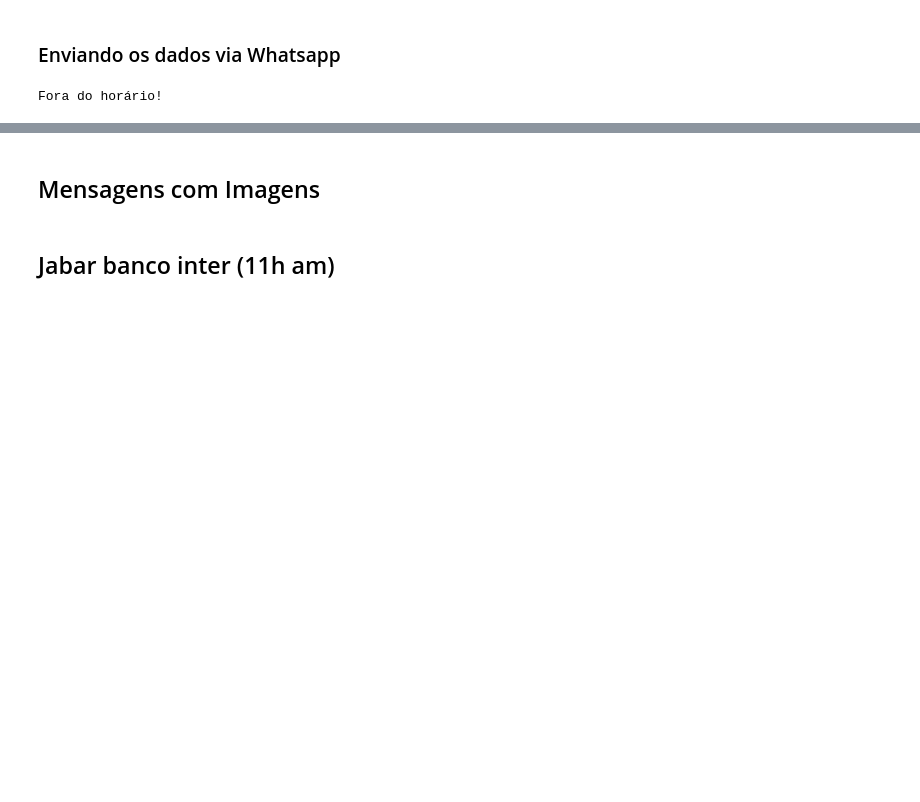
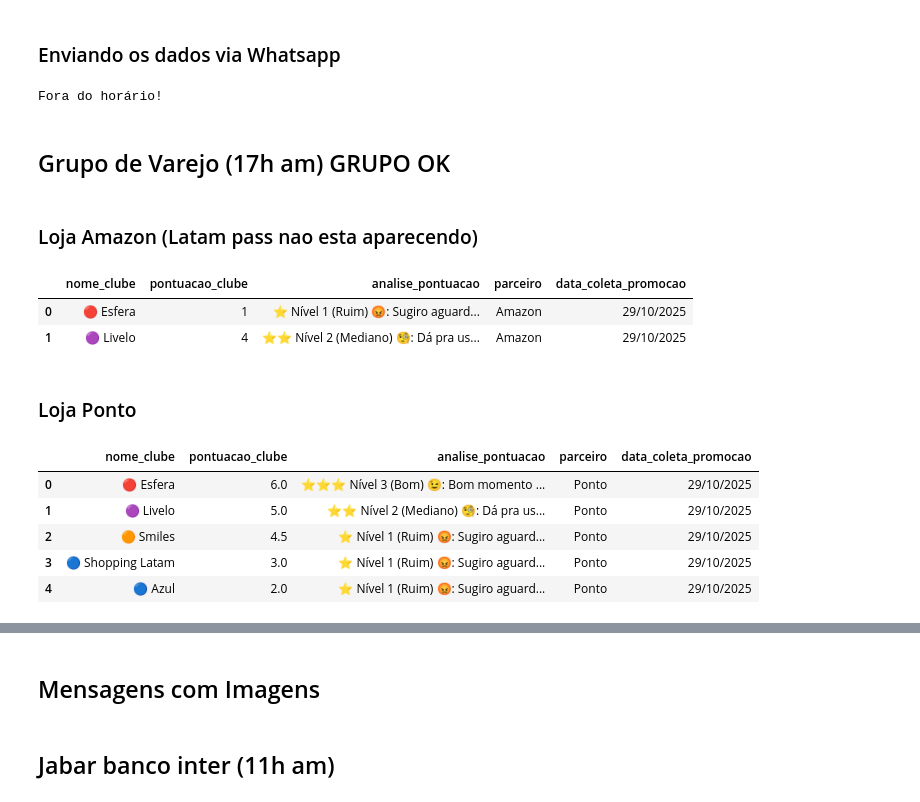
Before and after one commit to murillo-borges/webscraping-livelo-esfera, a Jupyter notebook: Webscraping_Whats_Milhas.ipynb, the cells around one changed output, grey strips where cells are left out. Drawn from its saved outputs; the diff is of its cells as text; code cells hidden in the pictures; blank space fills up the shorter version.

```diff
--- a/Webscraping_Whats_Milhas.ipynb
+++ b/Webscraping_Whats_Milhas.ipynb
@@ -555,3 +554,48 @@ else:
   print("Fora do horário!")
 # %% [output]
 Fora do horário!
+# %% [markdown]
+## Grupo de Varejo (17h am) GRUPO OK
+# %% [markdown]
+### Loja Amazon (Latam pass nao esta aparecendo)
+# %%
+#nomes_alvo = ["livelo", "esfera", "smiles", "azul", "shopping latam", "latam"]
+hora_atual = agora_brasilia.hour
+
+if hora_atual >= hora_min_grupo_varejo and hora_atual < hora_max_grupo_varejo:
+    df_amazon = coletar_promocoes(
+        url="https://www.comparemania.com.br/cashback-amazon/",
+        parceiro="Amazon",
+        data_formatada=data_formatada,
+        nomes_alvo=nomes_alvo
+    )
+    display(df_amazon)
+else:
+    print("Fora do horário!")
+# %% [output]
+|  | nome_clube | pontuacao_clube | analise_pontuacao | parceiro | data_coleta_promocao |
+| 0 | 🔴 Esfera | 1 | ⭐ Nível 1 (Ruim) 😡: Sugiro aguard... | Amazon | 29/10/2025 |
+| 1 | 🟣 Livelo | 4 | ⭐⭐ Nível 2 (Mediano) 🧐: Dá pra us... | Amazon | 29/10/2025 |
+# %% [markdown]
+### Loja Ponto
+# %%
+#nomes_alvo = ["livelo", "esfera", "smiles", "azul", "shopping latam", "latam", "Shopping Livelo"]
+hora_atual = agora_brasilia.hour
+
+if hora_atual >= hora_min_grupo_varejo and hora_atual < hora_max_grupo_varejo:
+    df_ponto = coletar_promocoes(
+        url="https://www.comparemania.com.br/cashback-ponto/",
+        parceiro="Ponto",
+        data_formatada=data_formatada,
+        nomes_alvo=nomes_alvo
+    )
+    display(df_ponto)
+else:
+    print("Fora do horário!")
+# %% [output]
+|  | nome_clube | pontuacao_clube | analise_pontuacao | parceiro | data_coleta_promocao |
+| 0 | 🔴 Esfera | 6.0 | ⭐⭐⭐ Nível 3 (Bom) 😉: Bom momento ... | Ponto | 29/10/2025 |
+| 1 | 🟣 Livelo | 5.0 | ⭐⭐ Nível 2 (Mediano) 🧐: Dá pra us... | Ponto | 29/10/2025 |
+| 2 | 🟠 Smiles | 4.5 | ⭐ Nível 1 (Ruim) 😡: Sugiro aguard... | Ponto | 29/10/2025 |
+| 3 | 🔵 Shopping Latam | 3.0 | ⭐ Nível 1 (Ruim) 😡: Sugiro aguard... | Ponto | 29/10/2025 |
+| 4 | 🔵 Azul | 2.0 | ⭐ Nível 1 (Ruim) 😡: Sugiro aguard... | Ponto | 29/10/2025 |
```
Also changed, not shown: parts of 21 cells of this notebook.
